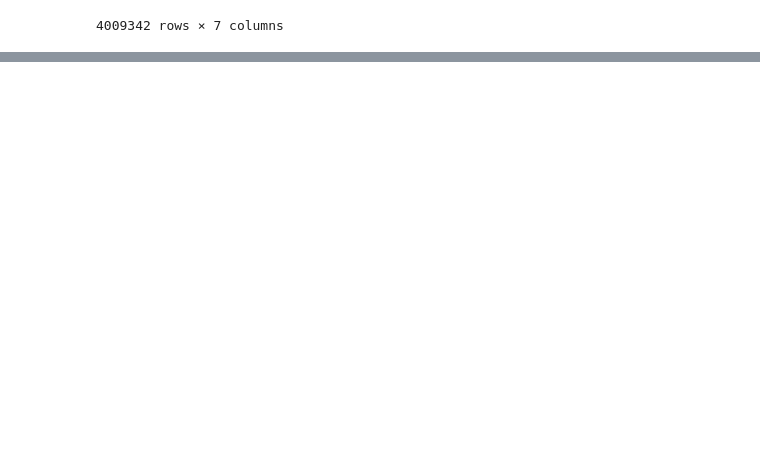
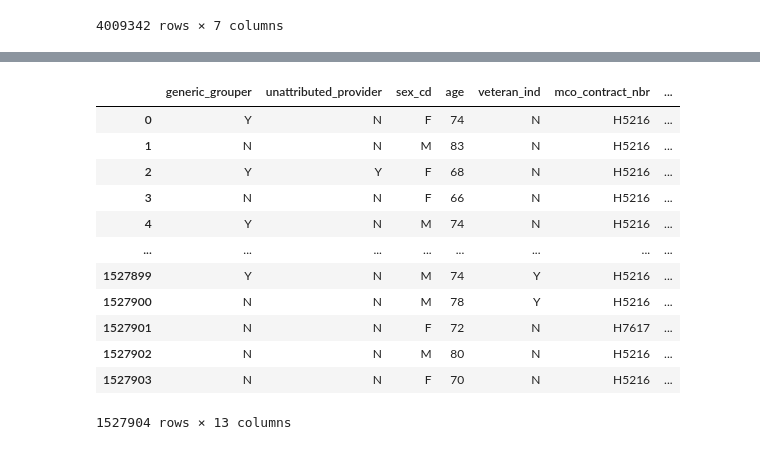
Before and after one commit to ChunjiangLiLeo/Humana-Data-Project, a Jupyter notebook: data.ipynb, the cells around one changed output, grey strips where cells are left out. Saved outputs shown, nothing was run; the diff lists cells and outputs as text; code cells hidden in the pictures; blank space fills up the shorter version.

```diff
--- a/data.ipynb
+++ b/data.ipynb
@@ -395,0 +482,16 @@ condition_data
+# %%
+detail_data
+# %% [output]
+|  | generic_grouper | unattributed_provider | sex_cd | age | veteran_ind | mco_contract_nbr | ... |
+| 0 | Y | N | F | 74 | N | H5216 | ... |
+| 1 | N | N | M | 83 | N | H5216 | ... |
+| 2 | Y | Y | F | 68 | N | H5216 | ... |
+| 3 | N | N | F | 66 | N | H5216 | ... |
+| 4 | Y | N | M | 74 | N | H5216 | ... |
+| ... | ... | ... | ... | ... | ... | ... | ... |
+| 1527899 | Y | N | M | 74 | Y | H5216 | ... |
+| 1527900 | N | N | M | 78 | Y | H5216 | ... |
+| 1527901 | N | N | F | 72 | N | H7617 | ... |
+| 1527902 | N | N | M | 80 | N | H5216 | ... |
+| 1527903 | N | N | F | 70 | N | H5216 | ... |
+1527904 rows × 13 columns
```
Also changed, not shown: parts of 13 cells of this notebook.
